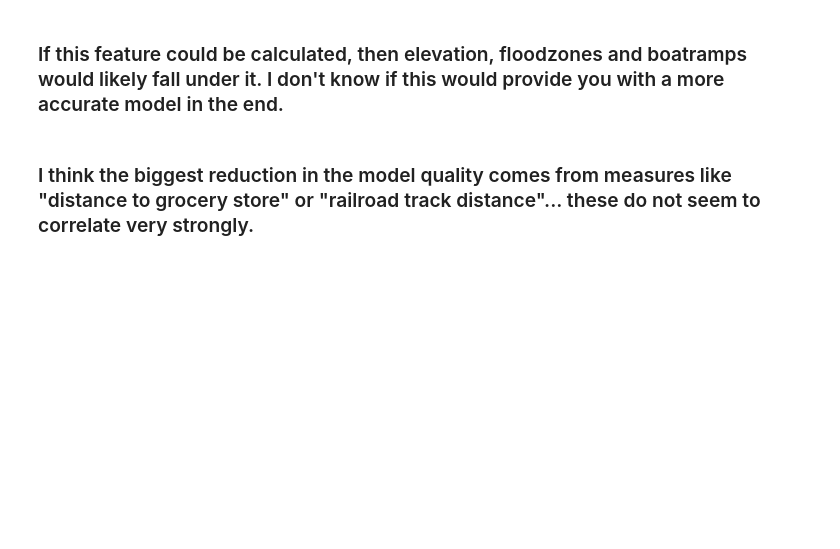
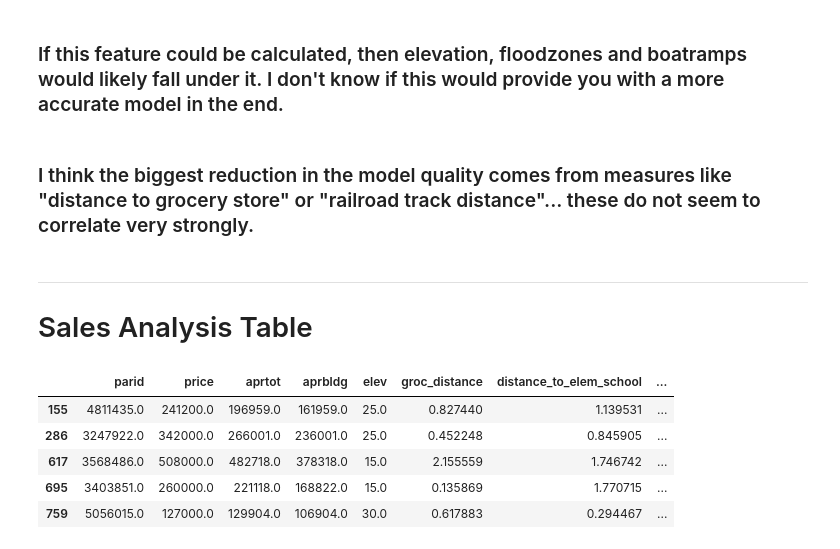
Before and after one commit to alexhendrik/volusia-parcel-analysis, a Jupyter notebook: CS540_FinalProject.ipynb, the cells around one changed output. Saved outputs shown, nothing was run; the diff lists cells and outputs as text; code cells hidden in the pictures; blank space fills up the shorter version.

Commit message:
Implemented sales analysis table for Zillow properties.

```diff
--- a/CS540_FinalProject.ipynb
+++ b/CS540_FinalProject.ipynb
@@ -688,3 +690,23 @@ Coefficients:  [ 1.29041971e+00 -2.00640718e-01 -1.84087676e+02  1.35143246e+03
 ### If this feature could be calculated, then elevation, floodzones and boatramps would likely fall under it. I don't know if this would provide you with a more accurate model in the end.
 # %% [markdown]
 ### I think the biggest reduction in the model quality comes from measures like "distance to grocery store" or "railroad track distance"... these do not seem to correlate very strongly.
+# %% [markdown]
+---
+# Sales Analysis Table
+# %%
+pd.set_option('display.max_colwidth', None)
+
+zillowParcels = df[df['parid'].isin(zillowParids)]
+
+zillowParcels['parid_link'] = zillowParcels.apply(lambda row: "https://vcpa.vcgov.org/parcel/summary/?altkey=" + str(row.parid) + "#gsc.tab=0", axis=1)
+
+zillowParcels['parid_map'] = zillowParcels.apply(lambda row: "https://vcpa.vcgov.org/parcel/map/?altkey=" + str(row.parid) + "#gsc.tab=0", axis=1)
+
+zillowParcels
+# %% [output]
+|  | parid | price | aprtot | aprbldg | elev | groc_distance | distance_to_elem_school | ... |
+| 155 | 4811435.0 | 241200.0 | 196959.0 | 161959.0 | 25.0 | 0.827440 | 1.139531 | ... |
+| 286 | 3247922.0 | 342000.0 | 266001.0 | 236001.0 | 25.0 | 0.452248 | 0.845905 | ... |
+| 617 | 3568486.0 | 508000.0 | 482718.0 | 378318.0 | 15.0 | 2.155559 | 1.746742 | ... |
+| 695 | 3403851.0 | 260000.0 | 221118.0 | 168822.0 | 15.0 | 0.135869 | 1.770715 | ... |
+| 759 | 5056015.0 | 127000.0 | 129904.0 | 106904.0 | 30.0 | 0.617883 | 0.294467 | ... |
```
Also changed, not shown: parts of 1 cell of this notebook.
